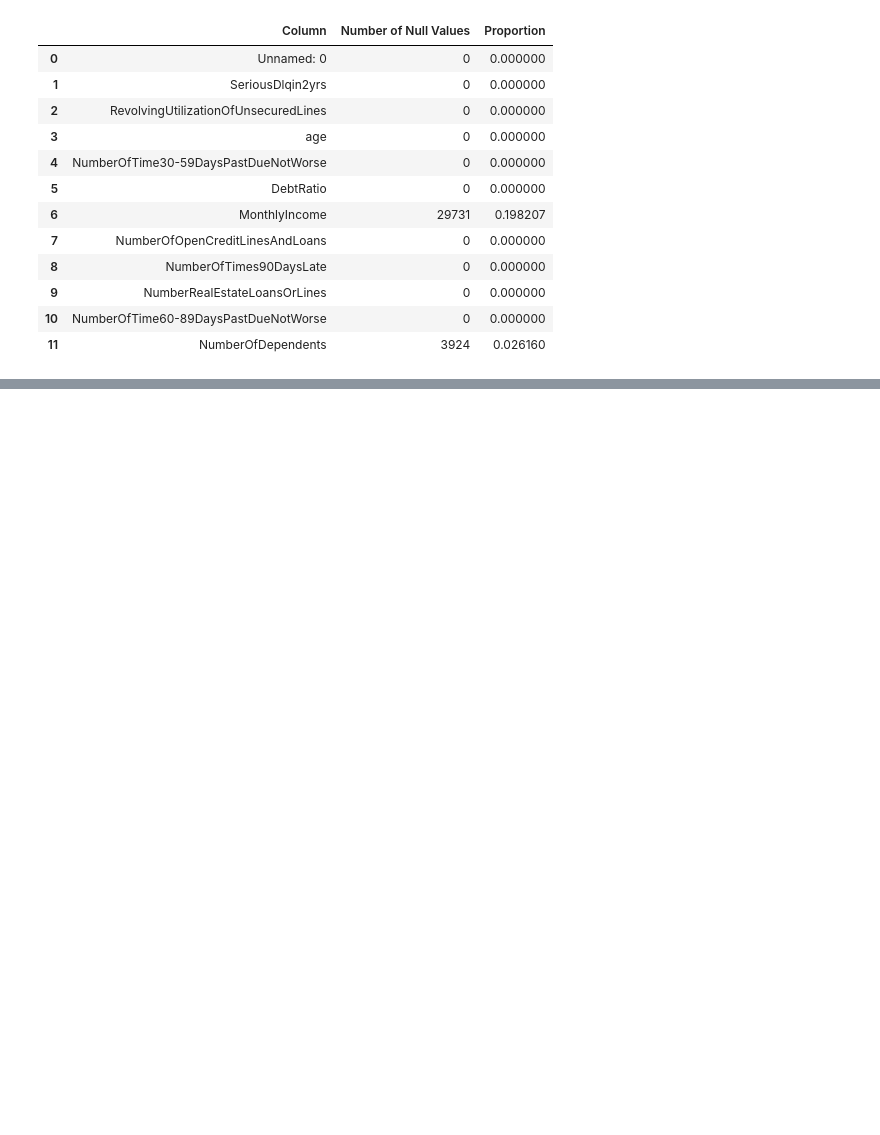
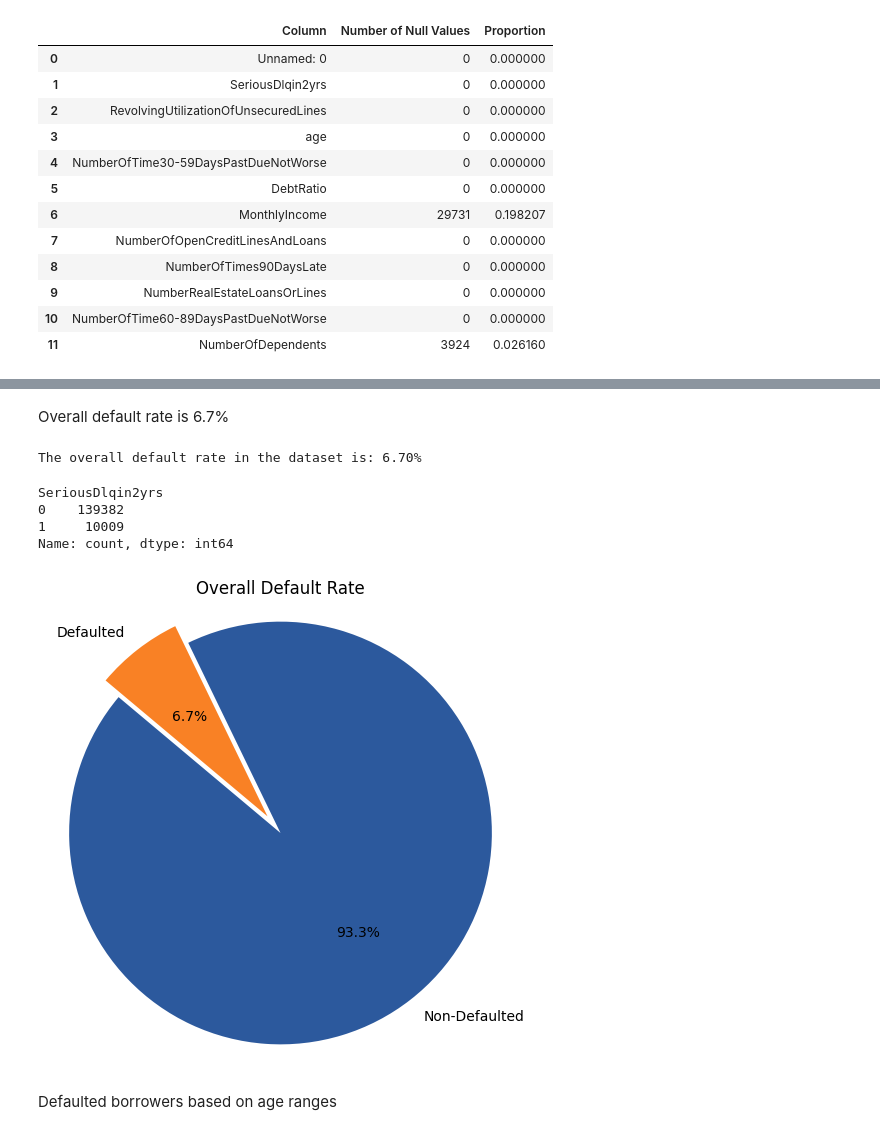
Before and after one commit to Tenzin-Yangzom-6839/GiveMeSomeCredit, a Jupyter notebook: GiveMeSomeCredit.ipynb, the cells around one changed output, grey strips where cells are left out. Cells and saved outputs as stored; diff of their text form; code cells hidden in the pictures; blank space fills up the shorter version.

```diff
--- a/GiveMeSomeCredit.ipynb
+++ b/GiveMeSomeCredit.ipynb
@@ -154,0 +329,34 @@ basic_stats
+# %% [markdown]
+Overall default rate is 6.7%
+# %%
+# Calculate the overall default rate
+total_borrowers = len(training_data)
+default_borrowers = len(training_data[training_data['SeriousDlqin2yrs'] == 1])
+default_rate = (default_borrowers / total_borrowers) * 100
+print(f"The overall default rate in the dataset is: {default_rate:.2f}%")
+# %% [output]
+The overall default rate in the dataset is: 6.70%
+# %%
+defaulted = training_data['SeriousDlqin2yrs'].value_counts()
+defaulted
+# %% [output]
+SeriousDlqin2yrs
+0    139382
+1     10009
+Name: count, dtype: int64
+# %%
+# pie chart
+labels = ['Non-Defaulted', 'Defaulted']
+sizes = [100 - default_rate, default_rate]
+explode = (0, 0.1)  # To explode the 'Defaulted' slice
+
+plt.figure(figsize=(6, 6))
+plt.pie(sizes, explode=explode, labels=labels,colors=['#2C599D','#F98125'], autopct='%1.1f%%' , startangle=140)
+plt.title('Overall Default Rate')
+plt.axis('equal')  # Equal aspect ratio ensures that pie is drawn as a circle.
+
+plt.show()
+# %% [output]
+[figure, added]
+# %% [markdown]
+Defaulted borrowers based on age ranges
```
Also changed, not shown: parts of 49 cells of this notebook.
